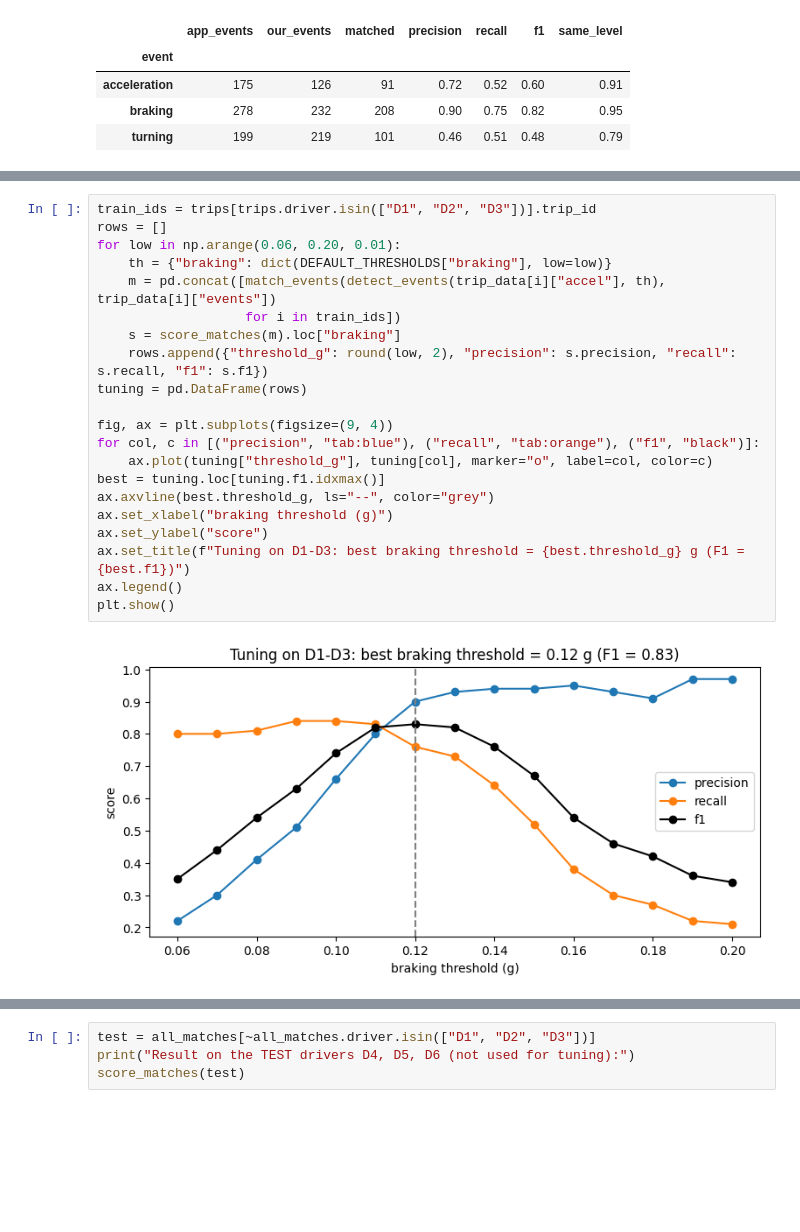
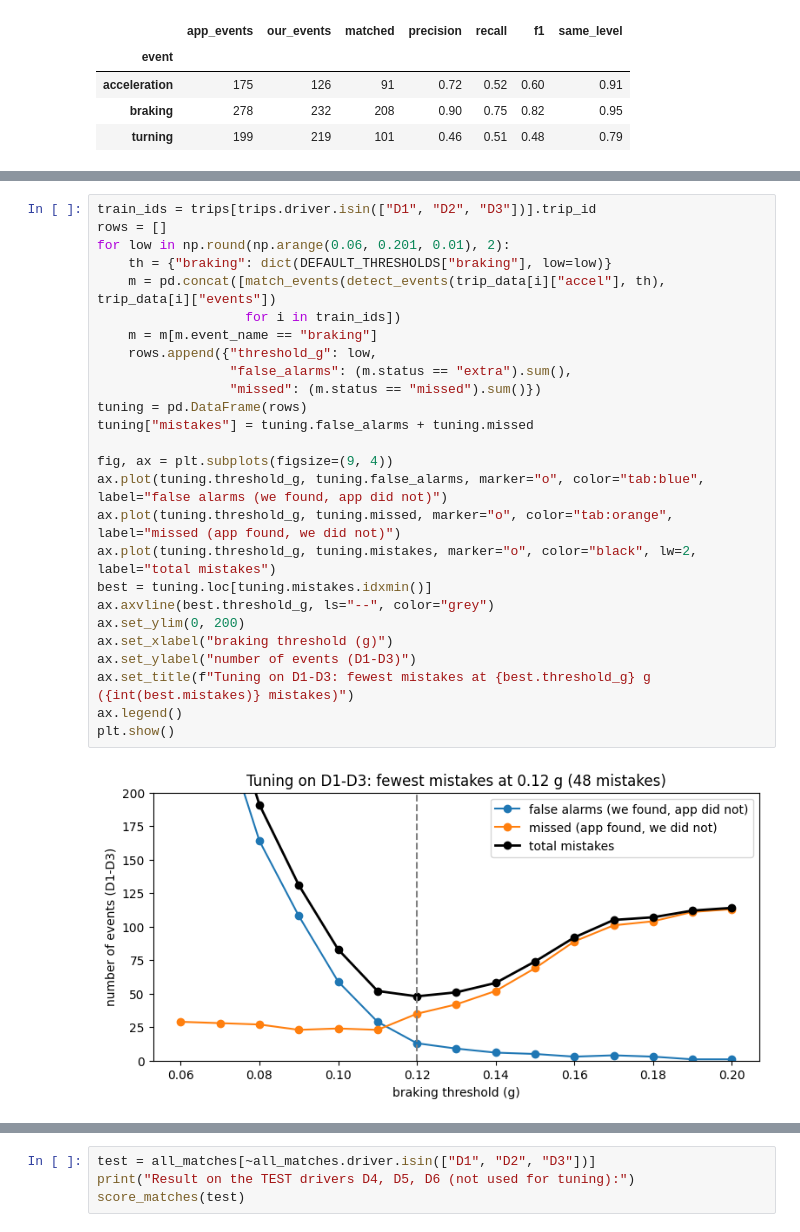
Before and after one commit to Ksh1tij777/Car_Behaviour, a Jupyter notebook: notebooks/02_event_detection.ipynb, the cells around one changed output, grey strips where cells are left out. Cells and saved outputs as stored; diff of their text form; blank space fills up the shorter version.

```diff
--- a/notebooks/02_event_detection.ipynb
+++ b/notebooks/02_event_detection.ipynb
@@ -160,23 +161,28 @@ F1 is highest in the middle.
 # %%
 train_ids = trips[trips.driver.isin(["D1", "D2", "D3"])].trip_id
 rows = []
-for low in np.arange(0.06, 0.20, 0.01):
+for low in np.round(np.arange(0.06, 0.201, 0.01), 2):
     th = {"braking": dict(DEFAULT_THRESHOLDS["braking"], low=low)}
     m = pd.concat([match_events(detect_events(trip_data[i]["accel"], th), trip_data[i]["events"])
                    for i in train_ids])
-    s = score_matches(m).loc["braking"]
-    rows.append({"threshold_g": round(low, 2), "precision": s.precision, "recall": s.recall, "f1": s.f1})
+    m = m[m.event_name == "braking"]
+    rows.append({"threshold_g": low,
+                 "false_alarms": (m.status == "extra").sum(),
+                 "missed": (m.status == "missed").sum()})
 tuning = pd.DataFrame(rows)
+tuning["mistakes"] = tuning.false_alarms + tuning.missed
 
 fig, ax = plt.subplots(figsize=(9, 4))
-for col, c in [("precision", "tab:blue"), ("recall", "tab:orange"), ("f1", "black")]:
-    ax.plot(tuning["threshold_g"], tuning[col], marker="o", label=col, color=c)
-best = tuning.loc[tuning.f1.idxmax()]
+ax.plot(tuning.threshold_g, tuning.false_alarms, marker="o", color="tab:blue", label="false alarms (we found, app did not)")
+ax.plot(tuning.threshold_g, tuning.missed, marker="o", color="tab:orange", label="missed (app found, we did not)")
+ax.plot(tuning.threshold_g, tuning.mistakes, marker="o", color="black", lw=2, label="total mistakes")
+best = tuning.loc[tuning.mistakes.idxmin()]
 ax.axvline(best.threshold_g, ls="--", color="grey")
+ax.set_ylim(0, 200)
 ax.set_xlabel("braking threshold (g)")
-ax.set_ylabel("score")
-ax.set_title(f"Tuning on D1-D3: best braking threshold = {best.threshold_g} g (F1 = {best.f1})")
+ax.set_ylabel("number of events (D1-D3)")
+ax.set_title(f"Tuning on D1-D3: fewest mistakes at {best.threshold_g} g ({int(best.mistakes)} mistakes)")
 ax.legend()
 plt.show()
 # %% [output]
-[figure, old version]
+[figure, new version]
```
Also changed, not shown: parts of 11 cells of this notebook, 4 other files.
